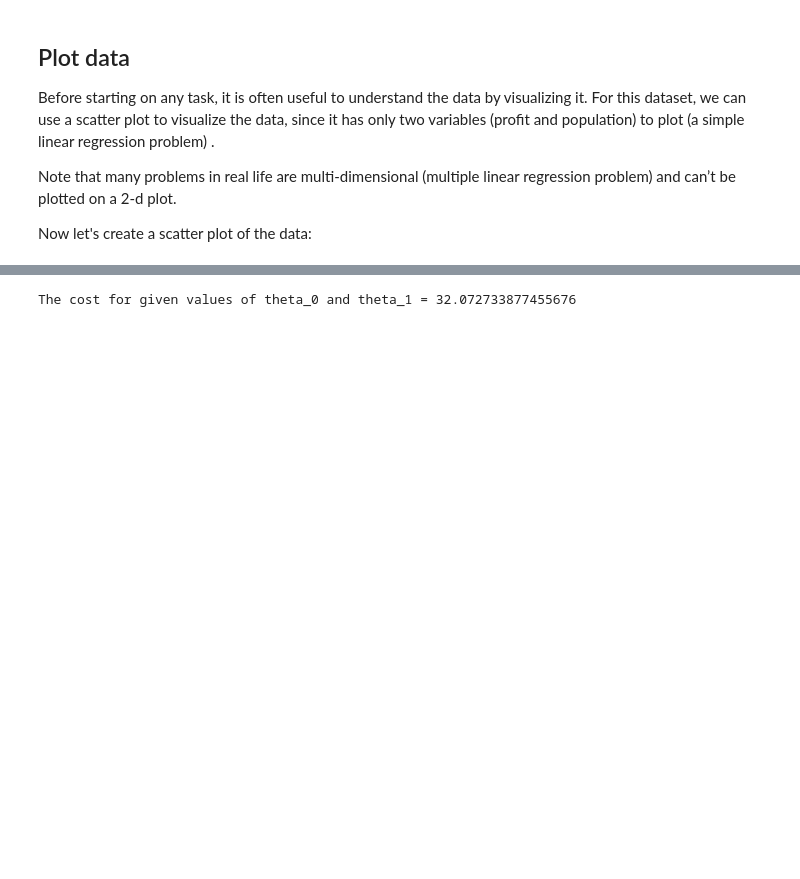
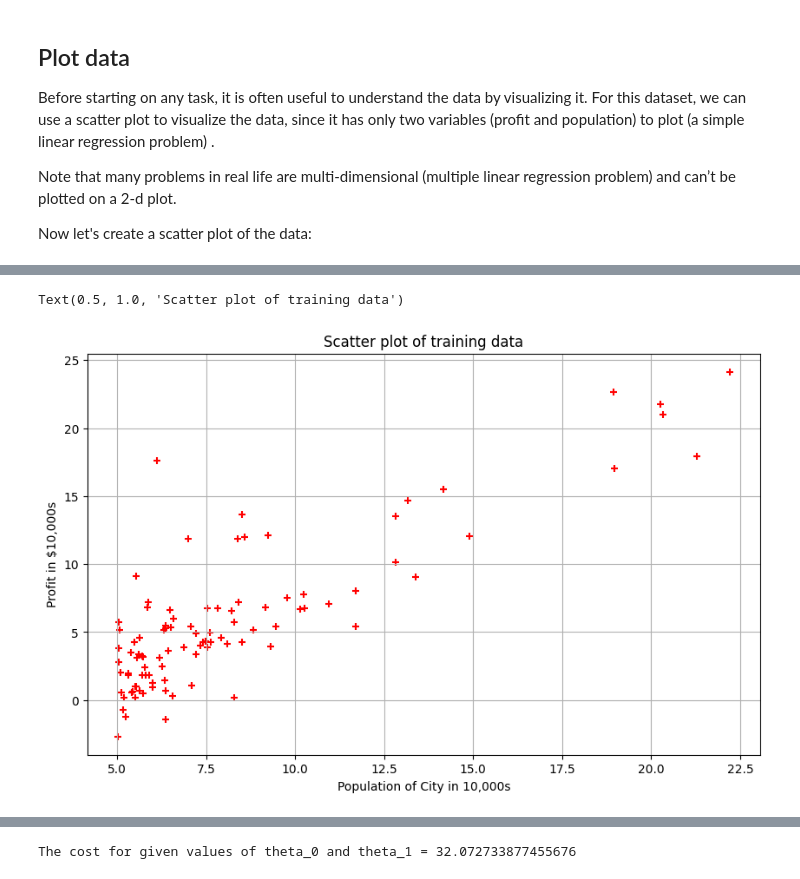
Before and after one commit to Farah-Deeba-UNCC/Introduction-to-ML, a Jupyter notebook: Notebooks/9-LinearRegression.ipynb, the cells around one changed output, grey strips where cells are left out. Saved outputs shown, nothing was run; the diff lists cells and outputs as text; code cells hidden in the pictures; blank space fills up the shorter version.

```diff
--- a/Notebooks/9-LinearRegression.ipynb
+++ b/Notebooks/9-LinearRegression.ipynb
@@ -29,6 +35,9 @@ plt.show()
 # %%
-plt.scatter(X,Y, color='red',marker= '+')
+plt.scatter(df.population,df.profit, color='red',marker= '+')
 plt.grid()
 plt.xlabel('Population of City in 10,000s')
 plt.ylabel('Profit in $10,000s')
 plt.title('Scatter plot of training data')
+# %% [output]
+Text(0.5, 1.0, 'Scatter plot of training data')
+[figure, added]
```
Also changed, not shown: parts of 20 cells of this notebook.
